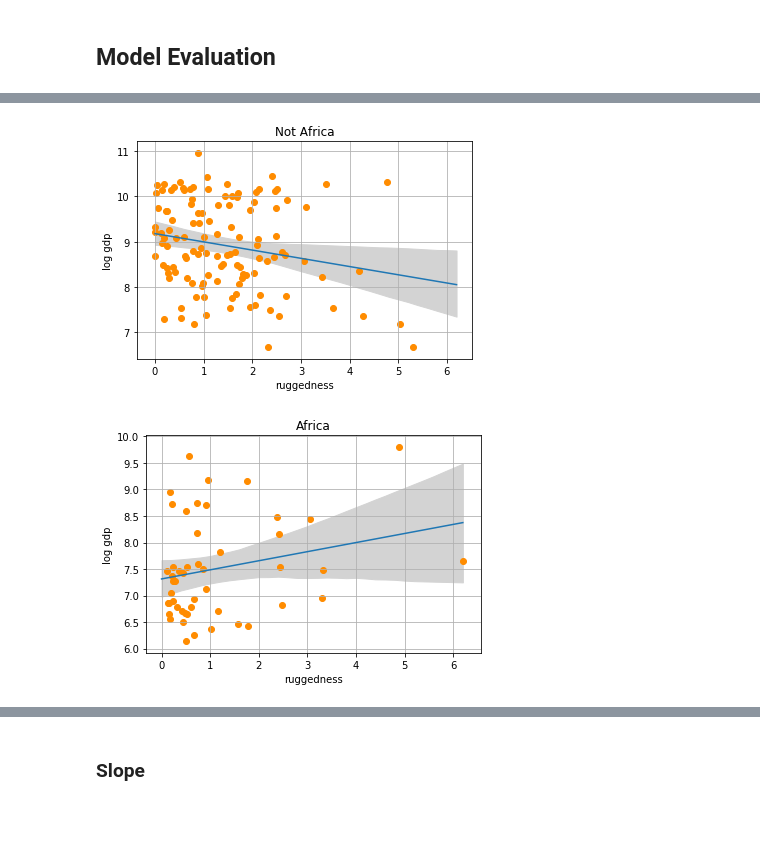
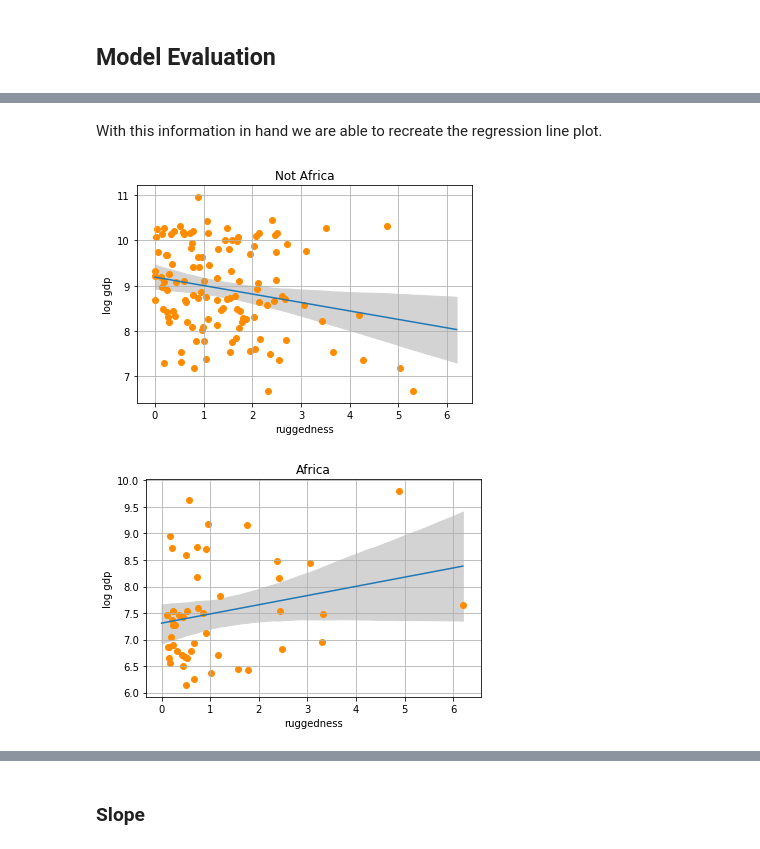
Before and after one commit to pyro-ppl/brmp, a Jupyter notebook: brmp/examples/Africa.ipynb, the cells around one changed output, grey strips where cells are left out. Drawn from its saved outputs; the diff is of its cells as text; code cells hidden in the pictures; blank space fills up the shorter version.

```diff
--- a/brmp/examples/Africa.ipynb
+++ b/brmp/examples/Africa.ipynb
@@ -83,8 +71,14 @@ array([[1.   , 1.   , 0.858, 0.858],
        [1.   , 0.   , 2.688, 0.   ]])
 # %% [markdown]
 ## Inference
-# %%
-fit = model.fit(iter=1000)#, backend=numpyro)
+# %%
+fit = model.fit(iter=1000, backend=numpyro)
+# Or using e.g. Pyro/SVI:
+#fit = model.fit(algo='svi',
+#                iter=2500,
+#                num_samples=1000,
+#                autoguide=AutoIAFNormal,
+#                optim=Adam({'lr': 0.03}))
 # %%
 marginals(fit)
 # %% [output]
@@ -99,14 +95,13 @@ b_rugged:cont_africa[1]  0.35  0.13  0.09  0.26  0.36  0.44  0.60
 # %%
-# Make a new dataset on which to evaluate the model. This is comprised
-# of a series of equally spaced values for ruggedness running from 0 to 6.2 (inclusive).
-# This is repeated for both cont_africa=0 and cont_africa=1.
-rnge = np.arange(0., 6.3, 0.2)
-zeros = np.zeros(len(rnge), dtype=np.int64)
-ones = np.ones(len(rnge), dtype=np.int64)
-nd = pd.DataFrame(dict(
-    rugged=np.hstack((rnge, rnge)),
-    cont_africa=pd.Categorical(np.hstack((zeros, ones)))
-))
+def make_new_data(*args):
+    rnge = np.arange(*args)
+    zeros = np.zeros(len(rnge), dtype=np.int64)
+    ones = np.ones(len(rnge), dtype=np.int64)
+    return pd.DataFrame(dict(
+        rugged=np.hstack((rnge, rnge)),
+        cont_africa=pd.Categorical(np.hstack((zeros, ones)))
+    ))
+nd = make_new_data(0., 6.3, 0.1)
 nd.head()
 # %% [output]
 |  | rugged | cont_africa |
@@ -123,24 +139,27 @@ smry = summary(fitted(fit, data=nd))
+# %% [markdown]
+With this information in hand we are able to recreate the regression line plot.
 # %%
-def plot_rugged_vs_log_gdp(fit, cont_africa):
+def plot_fitted_summary(nd, smry, cont_africa):
     assert cont_africa in [0, 1]
-    # Select either African/other rows from (new/)data and summary.
+    # Select either African/other rows from original data, new data and summary.
     data = df[df.cont_africa == cont_africa]      # Original data
     newdata = nd[nd.cont_africa == cont_africa]   # Data used for summary
     s = smry.array[nd.cont_africa == cont_africa] # Summary
     figure()
     title('Africa' if cont_africa == 1 else 'Not Africa')
     xlabel('ruggedness')
     ylabel('log gdp')
     grid()
+    # Pick out appropriate columns from the summary table shown above.
     mean =  s[:, 0] # mean
     lower = s[:, 2] # 2.5%
     upper = s[:, 6] # 97.5%
     fill_between(newdata['rugged'], lower, upper, color='lightgray')
     plot(newdata['rugged'], mean)
     scatter(data['rugged'], data['log_gdp'], c='darkorange')
 
-plot_rugged_vs_log_gdp(fit, 0)
-plot_rugged_vs_log_gdp(fit, 1)
+plot_fitted_summary(nd, smry, 0)
+plot_fitted_summary(nd, smry, 1)
 # %% [output]
 [figure]
-[figure, old version]
+[figure, new version]
```
Also changed, not shown: parts of 13 cells of this notebook.
